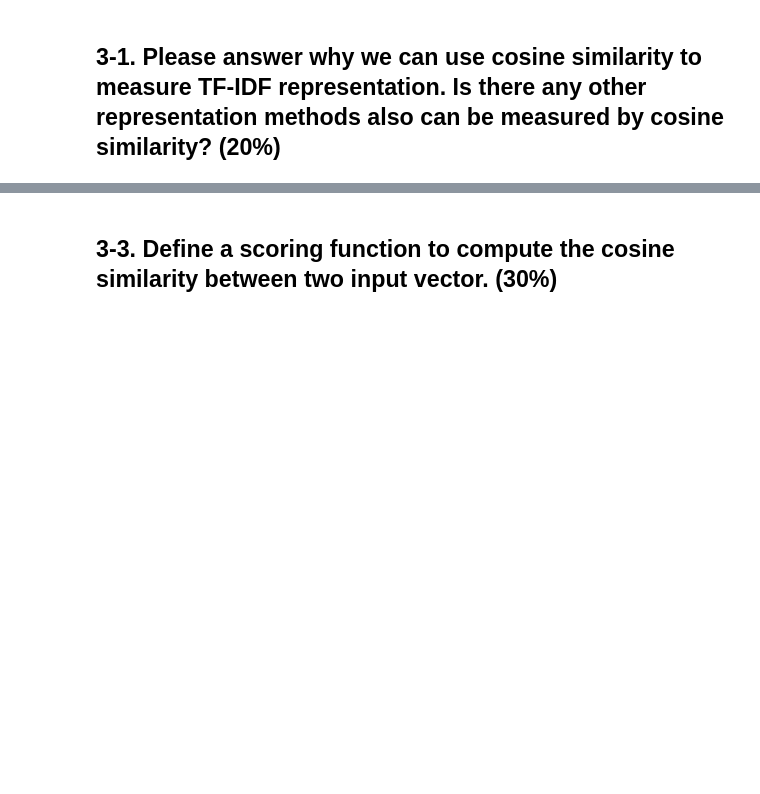
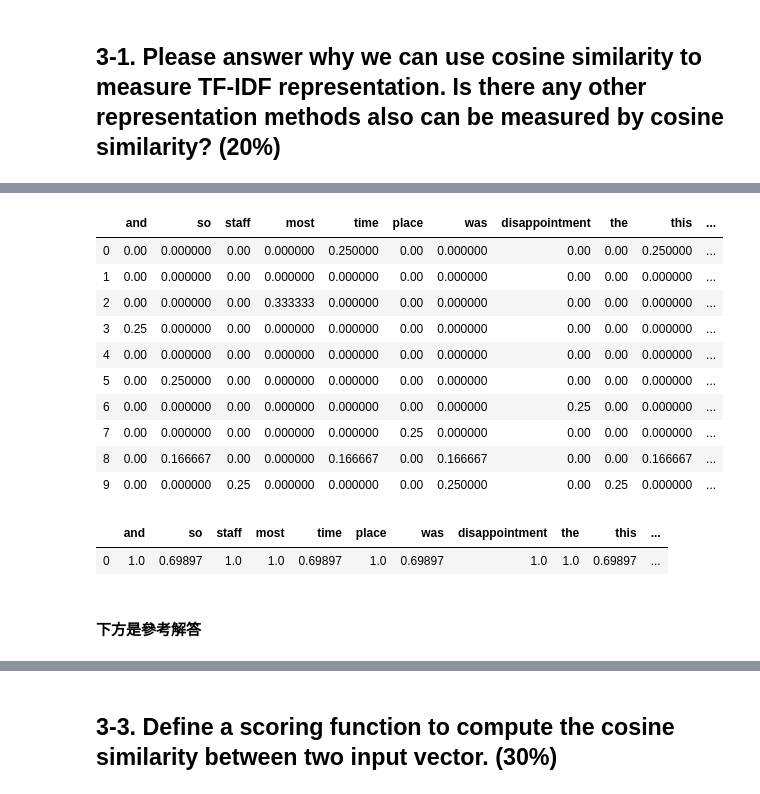
Before and after one commit to weberlu88/2021-Spring-NCU-MIS-DSML, a Jupyter notebook: pre test/Copy_106403551_of_Data_Science_and_Machine_Learning_pretest_v21_02.ipynb, the cells around one changed output, grey strips where cells are left out. Drawn from its saved outputs; the diff is of its cells as text; code cells hidden in the pictures; blank space fills up the shorter version.

```diff
--- a/pre test/Copy_106403551_of_Data_Science_and_Machine_Learning_pretest_v21_02.ipynb
+++ b/pre test/Copy_106403551_of_Data_Science_and_Machine_Learning_pretest_v21_02.ipynb
@@ -384,3 +452,26 @@ def computTFIDF(documents):
+# %%
+dfT = pd.DataFrame(TF, columns = termSet)
+dfT
+# %% [output]
+|  | and | so | staff | most | time | place | was | disappointment | the | this | ... |
+| 0 | 0.00 | 0.000000 | 0.00 | 0.000000 | 0.250000 | 0.00 | 0.000000 | 0.00 | 0.00 | 0.250000 | ... |
+| 1 | 0.00 | 0.000000 | 0.00 | 0.000000 | 0.000000 | 0.00 | 0.000000 | 0.00 | 0.00 | 0.000000 | ... |
+| 2 | 0.00 | 0.000000 | 0.00 | 0.333333 | 0.000000 | 0.00 | 0.000000 | 0.00 | 0.00 | 0.000000 | ... |
+| 3 | 0.25 | 0.000000 | 0.00 | 0.000000 | 0.000000 | 0.00 | 0.000000 | 0.00 | 0.00 | 0.000000 | ... |
+| 4 | 0.00 | 0.000000 | 0.00 | 0.000000 | 0.000000 | 0.00 | 0.000000 | 0.00 | 0.00 | 0.000000 | ... |
+| 5 | 0.00 | 0.250000 | 0.00 | 0.000000 | 0.000000 | 0.00 | 0.000000 | 0.00 | 0.00 | 0.000000 | ... |
+| 6 | 0.00 | 0.000000 | 0.00 | 0.000000 | 0.000000 | 0.00 | 0.000000 | 0.25 | 0.00 | 0.000000 | ... |
+| 7 | 0.00 | 0.000000 | 0.00 | 0.000000 | 0.000000 | 0.25 | 0.000000 | 0.00 | 0.00 | 0.000000 | ... |
+| 8 | 0.00 | 0.166667 | 0.00 | 0.000000 | 0.166667 | 0.00 | 0.166667 | 0.00 | 0.00 | 0.166667 | ... |
+| 9 | 0.00 | 0.000000 | 0.25 | 0.000000 | 0.000000 | 0.00 | 0.250000 | 0.00 | 0.25 | 0.000000 | ... |
+# %%
+dfIDF = pd.DataFrame(IDF.reshape(1,17), columns = termSet)
+dfIDF
+# %% [output]
+|  | and | so | staff | most | time | place | was | disappointment | the | this | ... |
+| 0 | 1.0 | 0.69897 | 1.0 | 1.0 | 0.69897 | 1.0 | 0.69897 | 1.0 | 1.0 | 0.69897 | ... |
+# %% [markdown]
+#### 下方是參考解答
 # %%
 import pandas as pd
 tf_idf_list = computTFIDF(documents)
```
Also changed, not shown: parts of 6 cells of this notebook, 1 other file.
